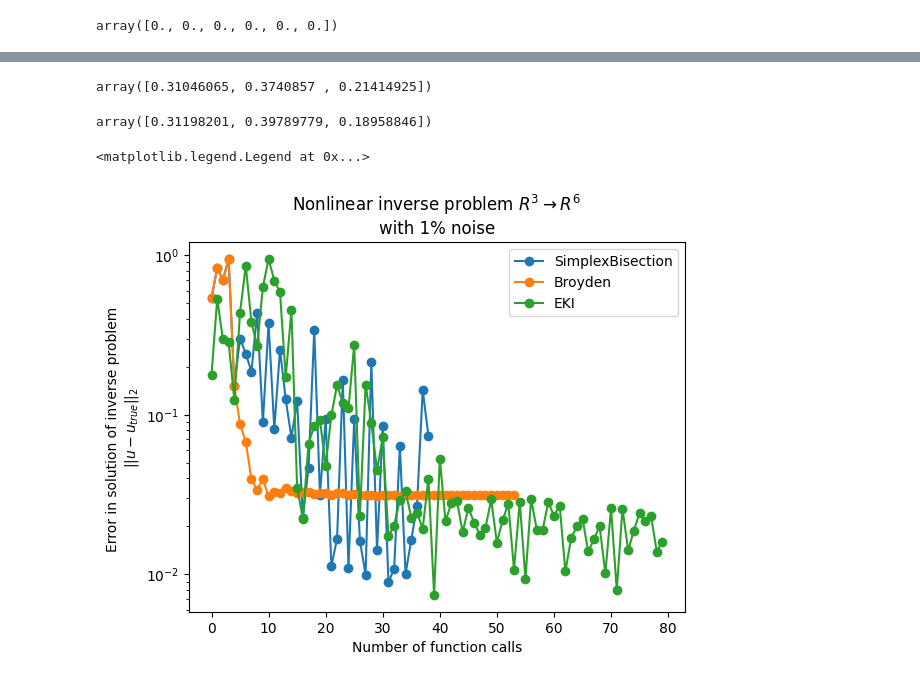
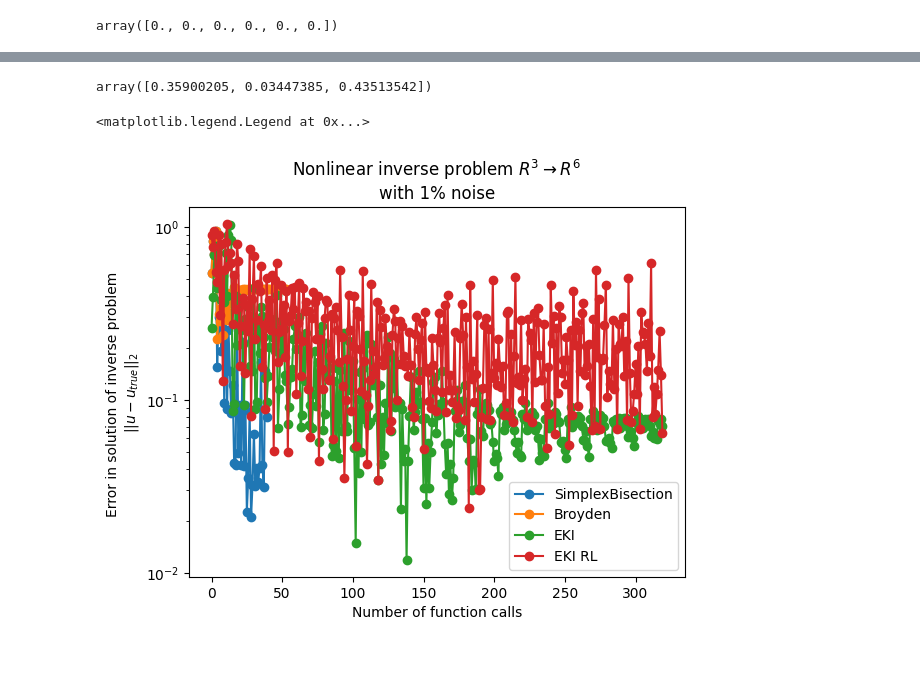
Before and after one commit to m2lines/benchmark-calibration, a Jupyter notebook: notebooks/Benchmark.ipynb, the cells around one changed output, grey strips where cells are left out. Saved outputs shown, nothing was run; the diff lists cells and outputs as text; code cells hidden in the pictures.

Commit message:
EKI with randomized likelihood

```diff
--- a/notebooks/Benchmark.ipynb
+++ b/notebooks/Benchmark.ipynb
@@ -255,0 +256,10 @@ Text(0.5, 1.0, 'EKI')
+# %%
+f_eki_rl = Rosenbrock(noise=0.3, seed=7)
+_, stats = EKI(f_eki_rl, niters=20, ens_size=30, noise=0.3, uniform=True, low=[-1,1], high=[0,2], randomized_likelihood=True);
+f_eki_rl.plot()
+#for x in f_eki.x:
+for x in stats['x_ens'][-1].T:
+    plt.plot(x[0], x[1], marker='o', markersize=5, color='k')
+plt.xlim([-2,2])
+plt.ylim([-1,3])
+plt.title('EKI RL')
@@ -457,22 +475,24 @@ plt.gca().view_init(elev=20, azim=-1000)  # Adjust these values as you want
 # %%
-f_broyden = fun3D_nonlinear(noise=0.01, seed=0)
+f_broyden = fun3D_nonlinear(noise=0.2, seed=0)
 broyden_solver(f_broyden, np.zeros(3), niters=50)
 # %% [output]
-array([0.31046065, 0.3740857 , 0.21414925])
+array([0.35900205, 0.03447385, 0.43513542])
 # %%
-f_eki = fun3D_nonlinear(noise=0.01, seed=0)
-EKI(f_eki, uniform=True, low=np.zeros(3), high=np.ones(3), ens_size=15, noise=0.01)
+f_eki = fun3D_nonlinear(noise=0.2, seed=0)
+EKI(f_eki, uniform=True, low=np.zeros(3), high=np.ones(3), ens_size=15, noise=0.2, niters=20);
-# %% [output]
-array([0.31198201, 0.39789779, 0.18958846])
+# %%
+f_eki_rl = fun3D_nonlinear(noise=0.2, seed=0)
+EKI(f_eki_rl, uniform=True, low=np.zeros(3), high=np.ones(3), ens_size=15, noise=0.2, randomized_likelihood=True, niters=20);
 # %%
 plt.plot(f_bisection.errors, label='SimplexBisection', marker='o')
 plt.plot(f_broyden.errors, label='Broyden',marker='o')
 plt.plot(f_eki.errors, label='EKI',marker='o')
+plt.plot(f_eki_rl.errors, label='EKI RL',marker='o')
 plt.yscale('log')
 plt.xlabel('Number of function calls')
 plt.ylabel('Error in solution of inverse problem \n$||u-u_{true}||_2$')
 plt.title('Nonlinear inverse problem $R^3 \\to R^6$ \nwith 1% noise')
 plt.legend()
 # %% [output]
 <matplotlib.legend.Legend at 0x...>
-[figure, old version]
+[figure, new version]
```
Also changed, not shown: parts of 11 cells of this notebook, 2 other files.
